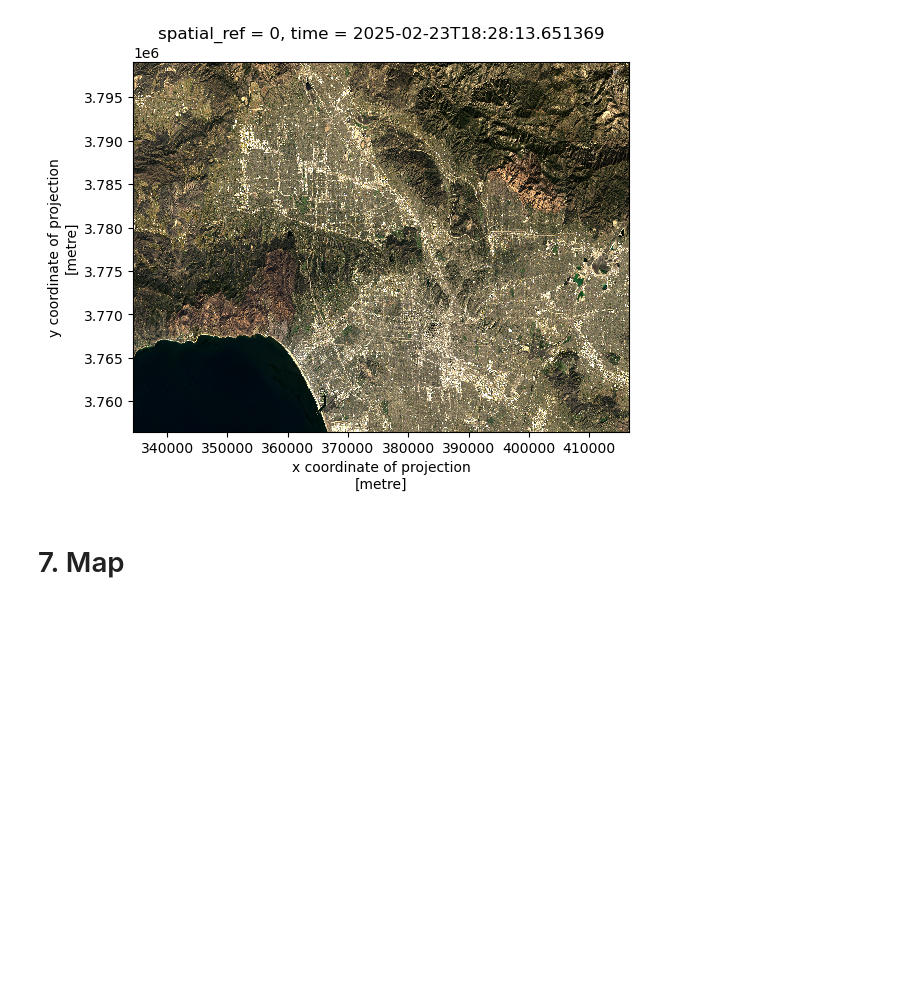
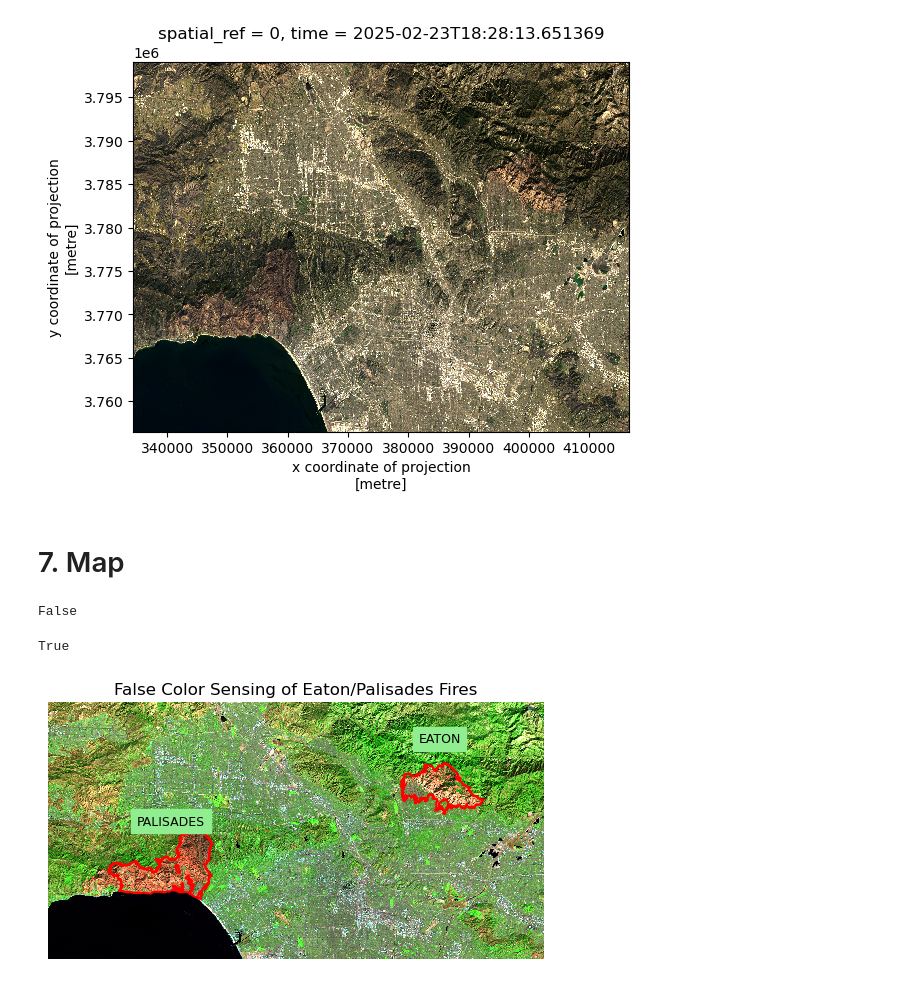
Before and after one commit to sacobjloan/eds220-hwk4, a Jupyter notebook: hwk4-task2-false-color-sloan.ipynb, the cells around one changed output. Drawn from its saved outputs; the diff is of its cells as text; code cells hidden in the pictures; blank space fills up the shorter version.

```diff
--- a/hwk4-task2-false-color-sloan.ipynb
+++ b/hwk4-task2-false-color-sloan.ipynb
@@ -29,3 +27,5 @@ import xarray as xr
 # Read in the two perimeter files
 eaton_perimeter = gpd.read_file(os.path.join('data','Eaton_Perimeter_20250121'))
 palisades_perimeter = gpd.read_file(os.path.join('data','Palisades_Perimieter_20250121'))
+
+perimeters = pd.concat([eaton_perimeter,palisades_perimeter])
@@ -116,7 +118,7 @@ landsat['spatial_ref'].crs_wkt
 # %% [output]
 'PROJCS["WGS 84 / UTM zone 11N",GEOGCS["WGS 84",DATUM["WGS_1984",SPHEROID["WGS 84",6378137,298.257223563,AUTHORITY["EPSG","7030"]],AUTHORITY["EPSG","6326"]],PRIMEM["Greenwich",0,AUTHORITY["EPSG","8901 ...
 # %%
-landsat_geo = landsat.rio.write_crs(landsat['spatial_ref'].crs_wkt)
+landsat_geo = landsat.rio.write_crs(landsat.spatial_ref.crs_wkt)
 # %%
 landsat_geo.rio.crs
 # %% [output]
@@ -148,3 +150,37 @@ landsat_geo[['red','green','blue']].fillna(0).to_dataarray().plot.imshow(robust
 [figure]
 # %% [markdown]
 # 7. Map
+# %%
+# CRSs don't match
+perimeters.crs == landsat_geo.rio.crs
+# %% [output]
+False
+# %%
+# Match CRSs
+perimeters = perimeters.to_crs(crs = landsat_geo.rio.crs)
+# %%
+# Now the CRSs match
+perimeters.crs == landsat_geo.rio.crs
+# %% [output]
+True
+# %%
+# Mapping
+fig, ax = plt.subplots()
+ax.axis('off')
+
+landsat_geo[['swir22','nir08','red']].to_dataarray().plot.imshow(
+    robust = True,
+    ax = ax,
+    add_labels = False)
+
+perimeters.boundary.plot(
+    ax = ax,
+    color = 'red',
+)
+
+ax.set_title('False Color Sensing of Eaton/Palisades Fires')
+
+for n,name in zip(range(0,2),perimeters['FIRE_NAME']):
+    ax.text(perimeters.centroid.iloc[n].x ,perimeters.centroid.iloc[n].y + 7500, name, fontsize = 9, color = 'black', ha = 'center', backgroundcolor = 'lightgreen')
+# %% [output]
+[figure, added]
```
Also changed, not shown: parts of 6 cells of this notebook.
